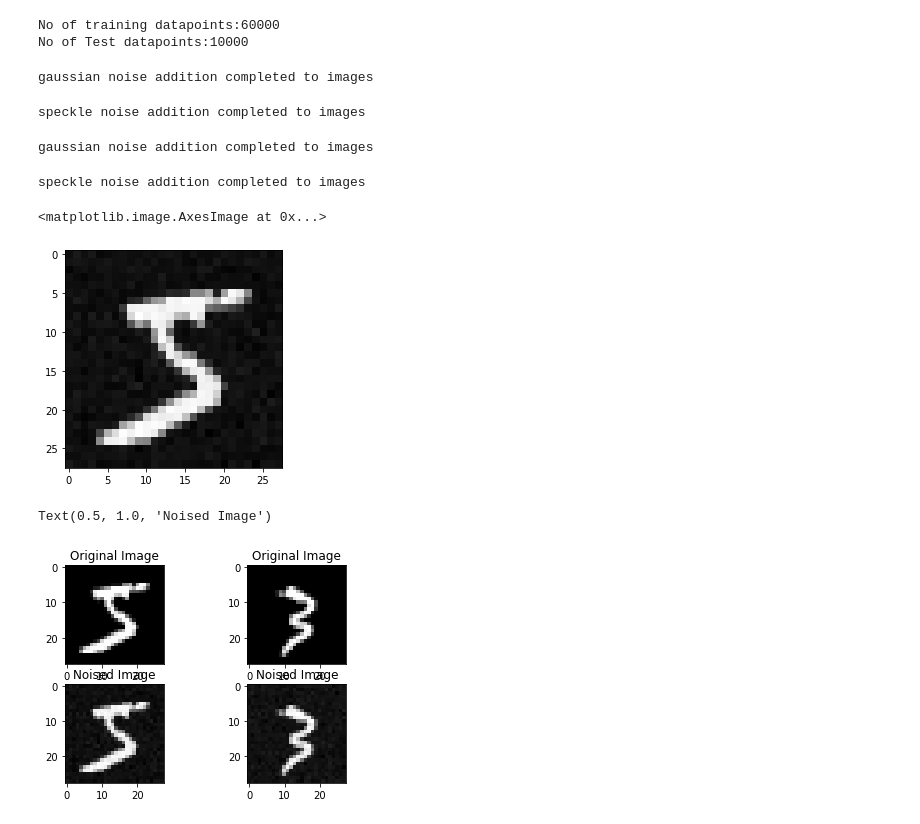
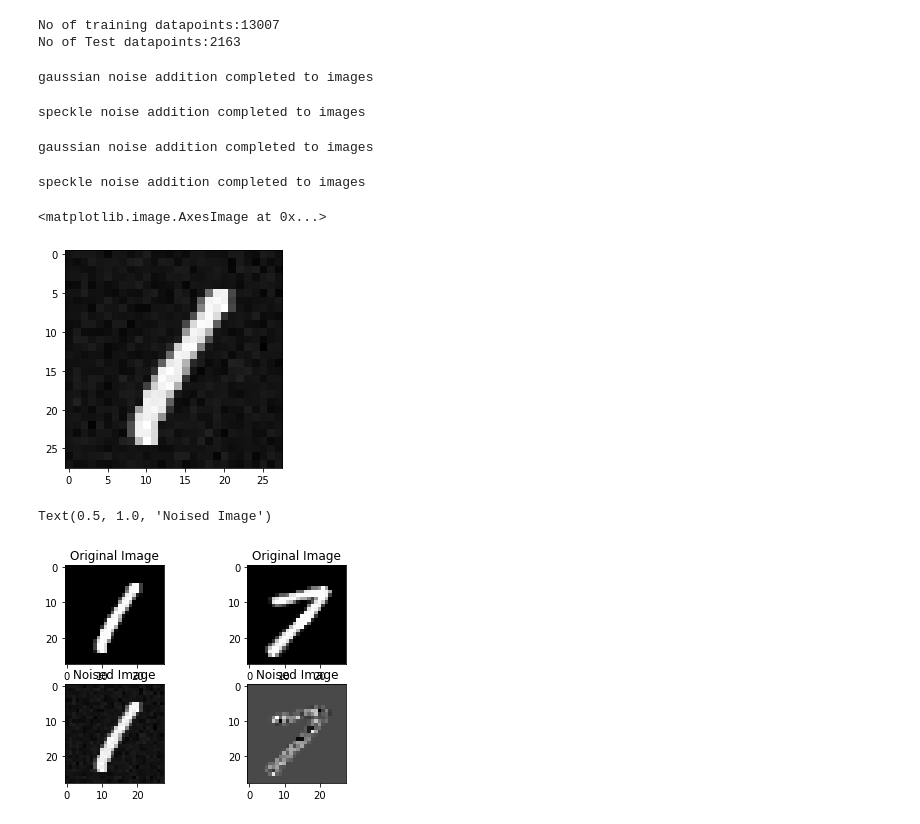
Before and after one commit to franzele21/autoencodeur_tp, a Jupyter notebook: DenoisingAutoencoder.ipynb, the cells around one changed output. Drawn from its saved outputs; the diff is of its cells as text; code cells hidden in the pictures.

```diff
--- a/DenoisingAutoencoder.ipynb
+++ b/DenoisingAutoencoder.ipynb
@@ -52,13 +52,19 @@ def add_noise(img, noise_type="gaussian"):
     noise = noise.reshape(row, col)
     img   = img + img*noise
     return img
+# %%
+mnist_ = mnist.load_data()
+
+train_mask = (mnist_[0][1] == 1) | (mnist_[0][1] == 7)
+test_mask = (mnist_[1][1] == 1) | (mnist_[1][1] == 7)
+
+(xtrain, ytrain) = mnist_[0][0][train_mask], mnist_[0][1][train_mask]
+(xtest, ytest) = mnist_[1][0][test_mask], mnist_[1][1][test_mask]
 # %%
-#Here we load the dataset from keras
-(xtrain, ytrain), (xtest, ytest) = mnist.load_data()
 print("No of training datapoints:{}\nNo of Test datapoints:{}".format(len(xtrain), len(xtest)))
 # %% [output]
-No of training datapoints:60000
-No of Test datapoints:10000
+No of training datapoints:13007
+No of Test datapoints:2163
 # %%
 """
 From here onwards,we split the 60k training datapoints into 3 sets each given one type of each noise.
@@ -67,7 +73,7 @@ We shuffle them for better generalization.
 noises = ["gaussian", "speckle"]
 noise_ct = 0
 noise_id = 0
-traindata = np.zeros((60000, 28, 28))
+traindata = np.zeros((len(xtrain), 28, 28))
 
 
 
@@ -109,30 +115,30 @@ speckle noise addition completed to images
 plt.imshow(traindata[0], cmap="gray")
 # %% [output]
 <matplotlib.image.AxesImage at 0x...>
-[figure, old version]
+[figure, new version]
 # %%
 """
 Here we Try to visualize, each type of noise that was introduced in the images
 Along with their original versions
 
 """
 
 f, axes=plt.subplots(2,2)
 
 #showing images with gaussian noise
 axes[0,0].imshow(xtrain[0], cmap="gray")
 axes[0,0].set_title("Original Image")
 axes[1,0].imshow(traindata[0], cmap='gray')
 axes[1,0].set_title("Noised Image")
 
 #showing images with speckle noise
-axes[0,1].imshow(xtrain[25000], cmap='gray')
+axes[0,1].imshow(xtrain[13000], cmap='gray')
 axes[0,1].set_title("Original Image")
-axes[1,1].imshow(traindata[25000], cmap="gray")
+axes[1,1].imshow(traindata[13000], cmap="gray")
 axes[1,1].set_title("Noised Image")
 # %% [output]
 Text(0.5, 1.0, 'Noised Image')
-[figure, old version]
+[figure, new version]
 # %%
 class noisedDataset(Dataset):
   def __init__(self,
```
Also changed, not shown: parts of 7 cells of this notebook, 1 other file.
